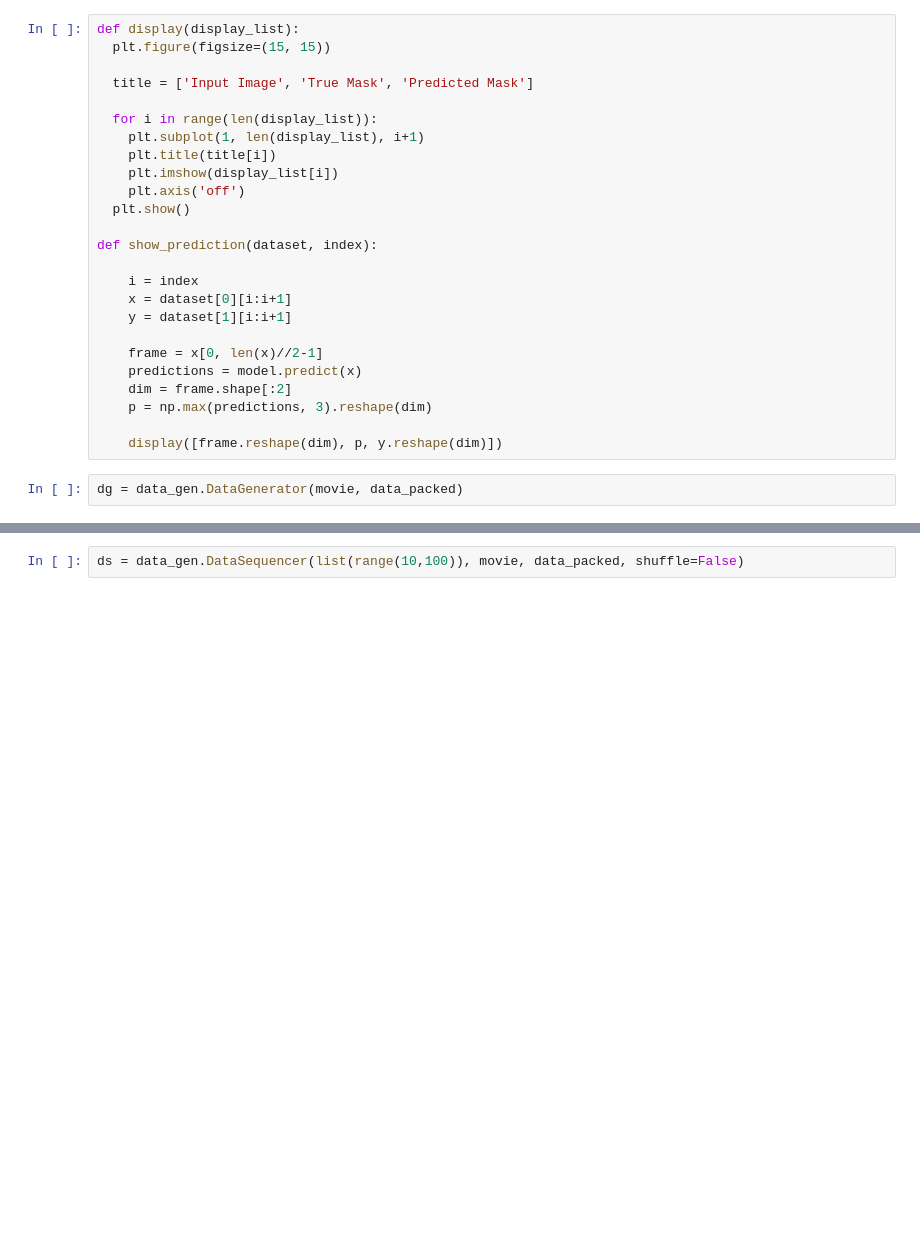
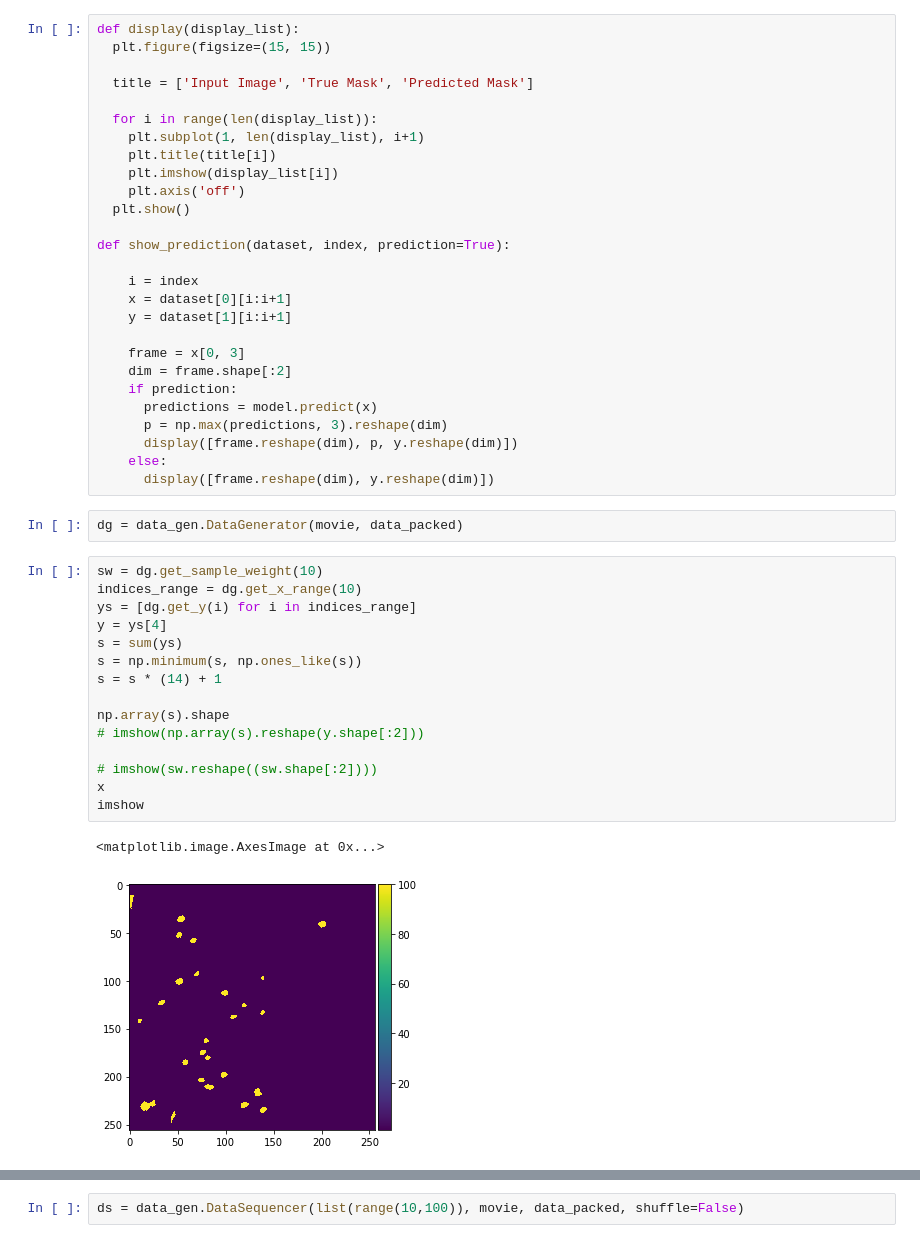
Before and after one commit to VoytechG/neuron-finder, a Jupyter notebook: unet/test_data.ipynb, the cells around one changed output, grey strips where cells are left out. Saved outputs shown, nothing was run; the diff lists cells and outputs as text; blank space fills up the shorter version.

```diff
--- a/unet/test_data.ipynb
+++ b/unet/test_data.ipynb
@@ -29,20 +37,40 @@ def display(display_list):
     plt.axis('off')
   plt.show()
 
-def show_prediction(dataset, index):
+def show_prediction(dataset, index, prediction=True):
 
     i = index
     x = dataset[0][i:i+1]
     y = dataset[1][i:i+1]
 
-    frame = x[0, len(x)//2-1]
-    predictions = model.predict(x)
+    frame = x[0, 3]
     dim = frame.shape[:2]
-    p = np.max(predictions, 3).reshape(dim)
-
-    display([frame.reshape(dim), p, y.reshape(dim)])
+    if prediction:
+      predictions = model.predict(x)
+      p = np.max(predictions, 3).reshape(dim)
+      display([frame.reshape(dim), p, y.reshape(dim)])
+    else:
+      display([frame.reshape(dim), y.reshape(dim)])
 # %%
 dg = data_gen.DataGenerator(movie, data_packed)
+# %%
+sw = dg.get_sample_weight(10)
+indices_range = dg.get_x_range(10)
+ys = [dg.get_y(i) for i in indices_range]
+y = ys[4]
+s = sum(ys)
+s = np.minimum(s, np.ones_like(s))
+s = s * (14) + 1
+
+np.array(s).shape
+# imshow(np.array(s).reshape(y.shape[:2]))
+
+# imshow(sw.reshape((sw.shape[:2])))
+x
+imshow
+# %% [output]
+<matplotlib.image.AxesImage at 0x...>
+[figure, added]
 # %%
 i = 345
 x = dg.get_x(i)
```
Also changed, not shown: parts of 9 cells of this notebook, 4 other files.
